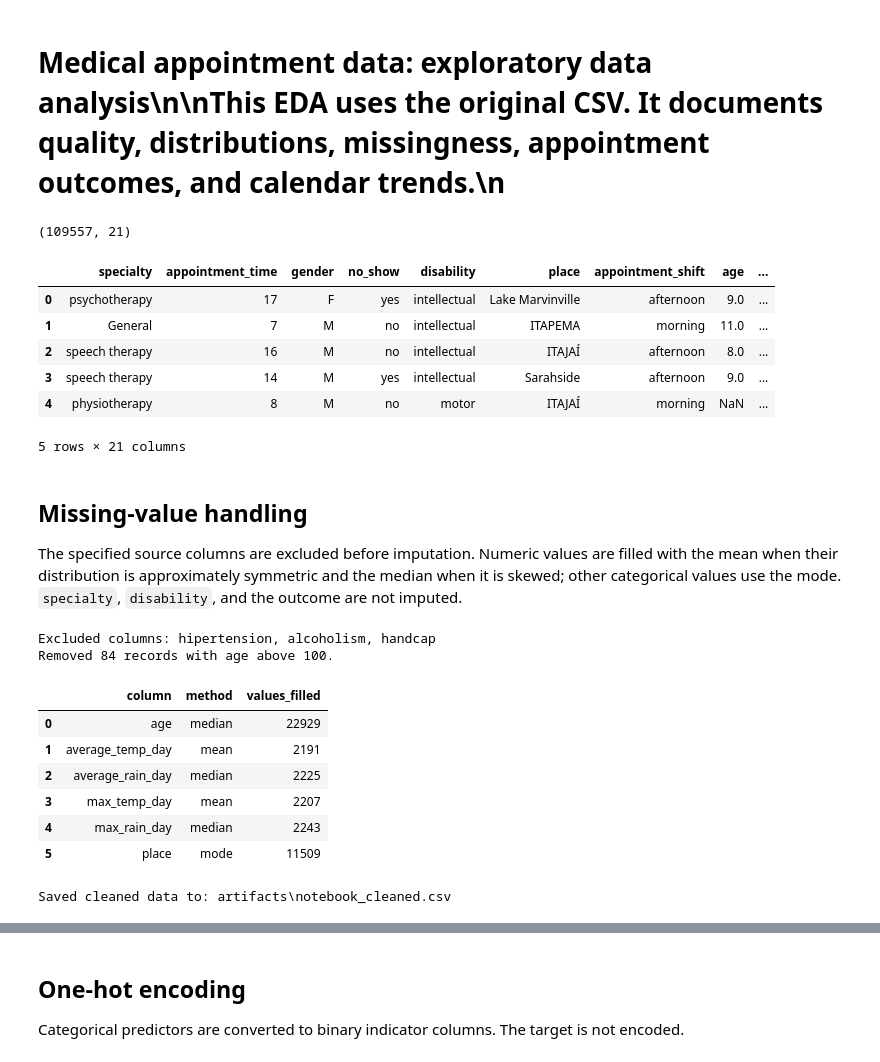
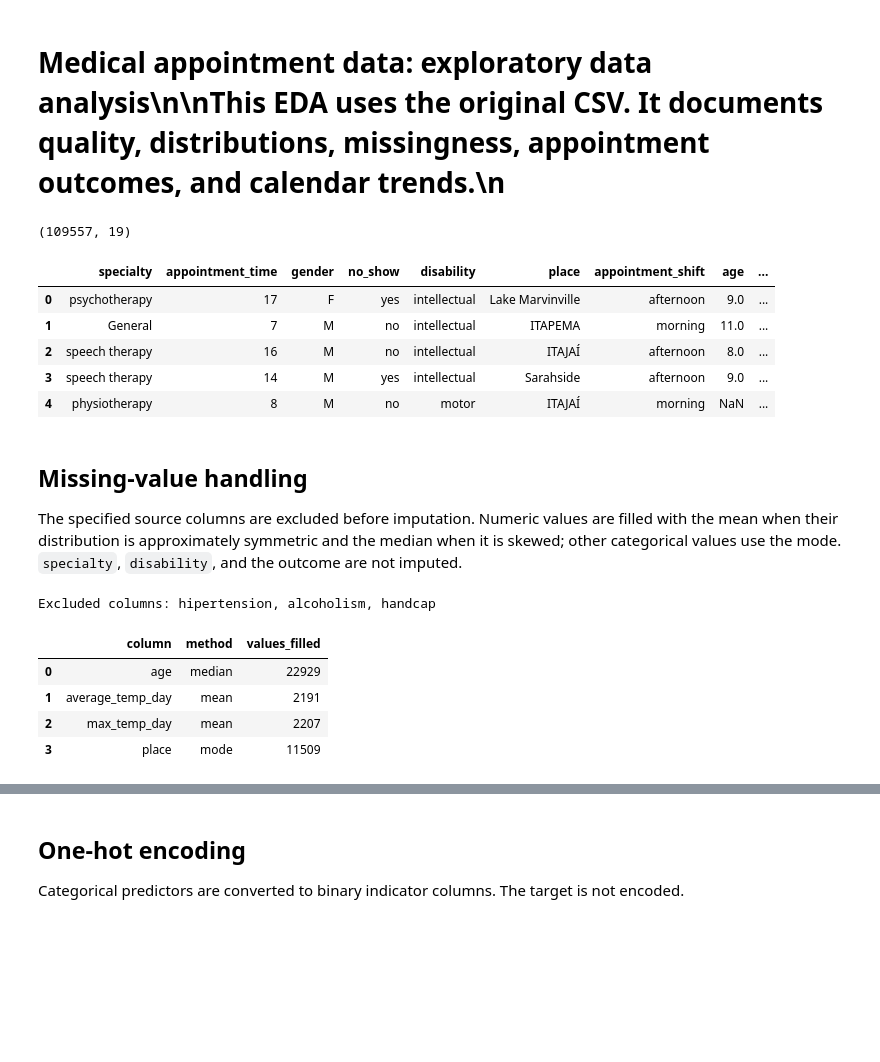
Before and after one commit to darshantank1995/MedicalAppointment, a Jupyter notebook: medical_appointment_eda.ipynb, the cells around one changed output, grey strips where cells are left out. Drawn from its saved outputs; the diff is of its cells as text; code cells hidden in the pictures; blank space fills up the shorter version.

```diff
--- a/medical_appointment_eda.ipynb
+++ b/medical_appointment_eda.ipynb
@@ -8,6 +8,8 @@ import seaborn as sns
 Path('artifacts').mkdir(exist_ok=True)
 df = pd.read_csv(Path('Medical_appointment_data.csv'))
 df.columns = df.columns.astype(str).str.strip().str.lower().str.replace('-', '_', regex=False)
+removed_columns = ['average_rain_day', 'max_rain_day']
+df = df.drop(columns=removed_columns, errors='ignore')
 for column in df.select_dtypes(include=['object', 'string', 'category']).columns:
     df[column] = df[column].astype('string').str.strip().replace('', pd.NA)
 df['appointment_date_continuous'] = pd.to_datetime(
@@ -27,14 +29,13 @@ df.drop(columns=['scholarship'], inplace=True)
 print(df.shape)
 display(df.head())
 # %% [output]
-(109557, 21)
+(109557, 19)
 |  | specialty | appointment_time | gender | no_show | disability | place | appointment_shift | age | ... |
 | 0 | psychotherapy | 17 | F | yes | intellectual | Lake Marvinville | afternoon | 9.0 | ... |
 | 1 | General | 7 | M | no | intellectual | ITAPEMA | morning | 11.0 | ... |
 | 2 | speech therapy | 16 | M | no | intellectual | ITAJAÍ | afternoon | 8.0 | ... |
 | 3 | speech therapy | 14 | M | yes | intellectual | Sarahside | afternoon | 9.0 | ... |
 | 4 | physiotherapy | 8 | M | no | motor | ITAJAÍ | morning | NaN | ... |
-5 rows × 21 columns
 # %% [markdown]
 ## Missing-value handling
 
@@ -46,9 +47,6 @@ excluded_columns = [
 ]
 df = df.drop(columns=excluded_columns, errors='ignore')
 
-age_outlier_threshold = 100
-age_outlier_count = int(df['age'].gt(age_outlier_threshold).sum())
-df = df.loc[df['age'].isna() | df['age'].le(age_outlier_threshold)].copy()
 
 # Keep these fields unchanged: specialty and disability may be meaningfully missing,
 # and no_show is the outcome label rather than a predictor to impute.
@@ -63,44 +61,32 @@ for column in df.select_dtypes(include='number').columns:
         continue
     if abs(values.skew()) <= 1:
         method, fill_value = 'mean', values.mean()
     else:
         method, fill_value = 'median', values.median()
     missing_count = int(df[column].isna().sum())
     df[column] = df[column].fillna(fill_value)
     fill_summary.append({'column': column, 'method': method, 'values_filled': missing_count})
 
 for column in df.select_dtypes(include=['object', 'string', 'category']).columns:
     if column in protected_columns or not df[column].isna().any():
         continue
     mode = df[column].mode(dropna=True)
     if mode.empty:
         continue
     missing_count = int(df[column].isna().sum())
     df[column] = df[column].fillna(mode.iloc[0])
     fill_summary.append({'column': column, 'method': 'mode', 'values_filled': missing_count})
 
 fill_summary = pd.DataFrame(fill_summary, columns=['column', 'method', 'values_filled'])
 print('Excluded columns:', ', '.join(excluded_columns))
-print(f'Removed {age_outlier_count} records with age above {age_outlier_threshold}.')
 if fill_summary.empty:
     print('No eligible missing values required imputation.')
 else:
     display(fill_summary)
-
-# Save the cleaned notebook data separately from the later encoded dataset.
-output_dir = Path('artifacts')
-output_dir.mkdir(exist_ok=True)
-cleaned_output_path = output_dir / 'notebook_cleaned.csv'
-df.to_csv(cleaned_output_path, index=False)
-print(f'Saved cleaned data to: {cleaned_output_path}')
 # %% [output]
 Excluded columns: hipertension, alcoholism, handcap
-Removed 84 records with age above 100.
 |  | column | method | values_filled |
 | 0 | age | median | 22929 |
 | 1 | average_temp_day | mean | 2191 |
-| 2 | average_rain_day | median | 2225 |
-| 3 | max_temp_day | mean | 2207 |
-| 4 | max_rain_day | median | 2243 |
-| 5 | place | mode | 11509 |
+| 2 | max_temp_day | mean | 2207 |
+| 3 | place | mode | 11509 |
-Saved cleaned data to: artifacts\notebook_cleaned.csv
```
Also changed, not shown: parts of 6 cells of this notebook, 7 other files.
